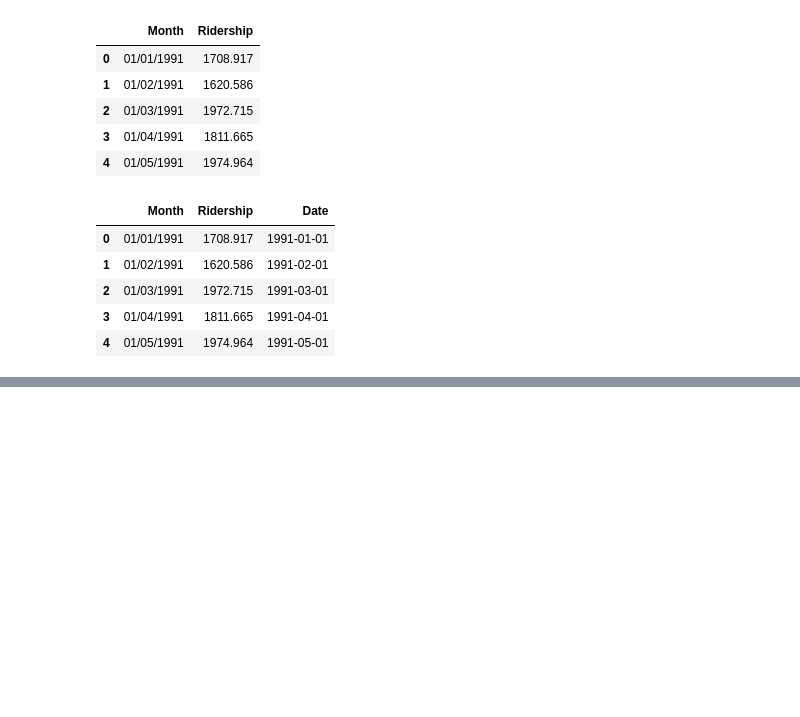
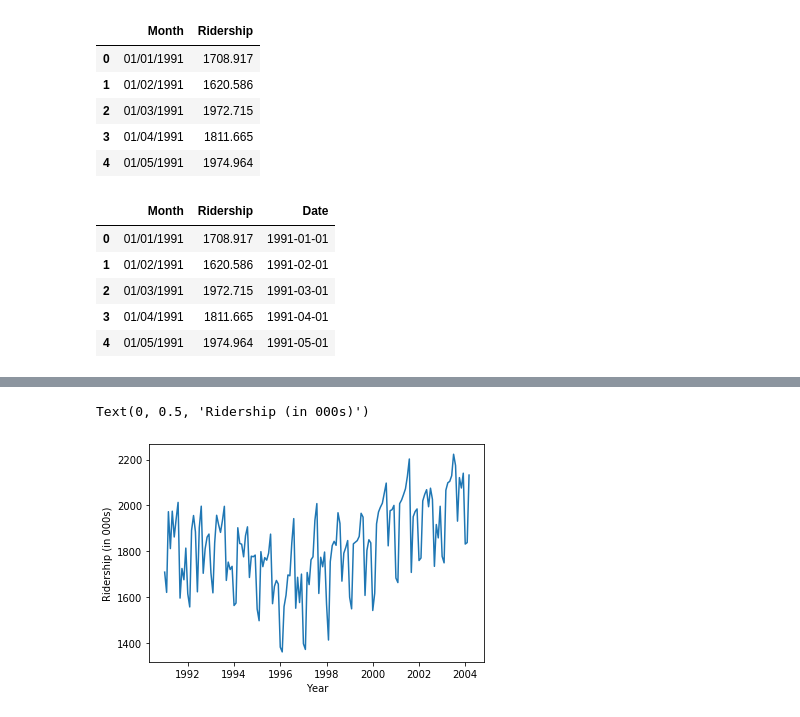
Before and after one commit to davideliason/DM4BA_Personal_Practice, a Jupyter notebook: DataVisualization_BostonHousingDataset.ipynb, the cells around one changed output, grey strips where cells are left out. Drawn from its saved outputs; the diff is of its cells as text; code cells hidden in the pictures; blank space fills up the shorter version.

Commit message:
plot the Amtrak data using matplotlib method

```diff
--- a/DataVisualization_BostonHousingDataset.ipynb
+++ b/DataVisualization_BostonHousingDataset.ipynb
@@ -100,0 +111,8 @@ plt.show()
+# %%
+## alternative using matplotlib
+plt.plot(ridership_ts.index, ridership_ts)
+plt.xlabel('Year')  # set x-axis label
+plt.ylabel('Ridership (in 000s)')  # set y-axis label
+# %% [output]
+Text(0, 0.5, 'Ridership (in 000s)')
+[figure, added]
```
Also changed, not shown: parts of 2 cells of this notebook.
